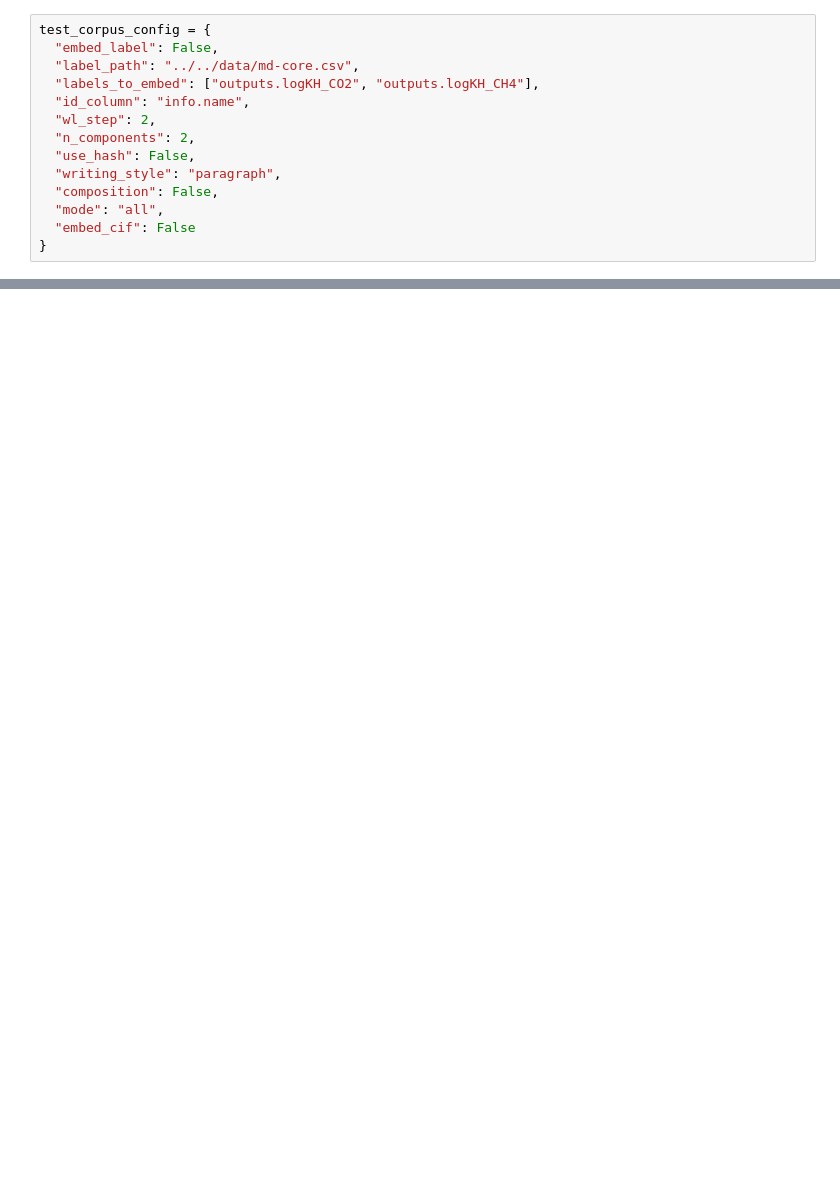
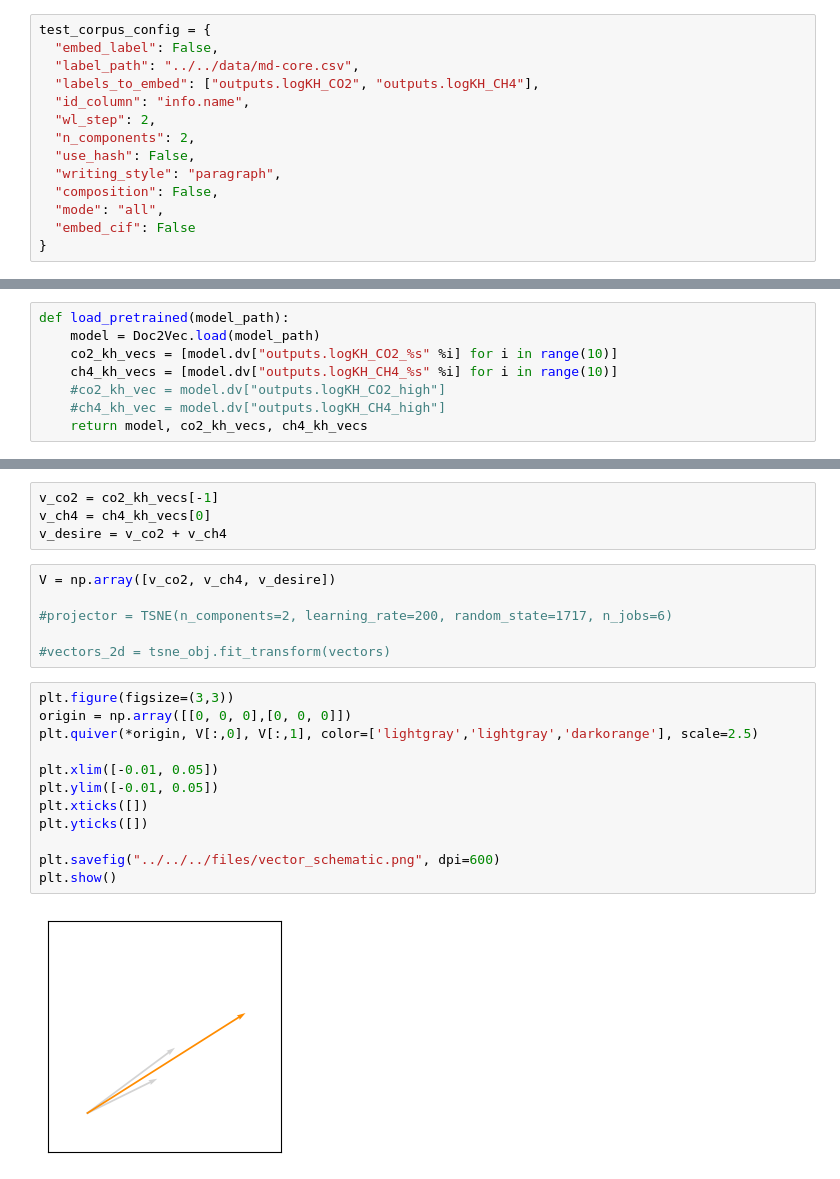
Before and after one commit to XiaoqZhang/mofgraph2vec, a Jupyter notebook: dev/core_by_year.ipynb, the cells around one changed output, grey strips where cells are left out. Cells and saved outputs as stored; diff of their text form; blank space fills up the shorter version.

```diff
--- a/dev/core_by_year.ipynb
+++ b/dev/core_by_year.ipynb
@@ -225,0 +70,8 @@ Name: outputs.logKH_CO2, dtype: float64
+# %%
+def load_pretrained(model_path):
+    model = Doc2Vec.load(model_path)
+    co2_kh_vecs = [model.dv["outputs.logKH_CO2_%s" %i] for i in range(10)]
+    ch4_kh_vecs = [model.dv["outputs.logKH_CH4_%s" %i] for i in range(10)]
+    #co2_kh_vec = model.dv["outputs.logKH_CO2_high"]
+    #ch4_kh_vec = model.dv["outputs.logKH_CH4_high"]
+    return model, co2_kh_vecs, ch4_kh_vecs
@@ -225,0 +710,24 @@ Name: outputs.logKH_CO2, dtype: float64
+# %%
+v_co2 = co2_kh_vecs[-1]
+v_ch4 = ch4_kh_vecs[0]
+v_desire = v_co2 + v_ch4
+# %%
+V = np.array([v_co2, v_ch4, v_desire])
+
+#projector = TSNE(n_components=2, learning_rate=200, random_state=1717, n_jobs=6)
+
+#vectors_2d = tsne_obj.fit_transform(vectors)
+# %%
+plt.figure(figsize=(3,3))
+origin = np.array([[0, 0, 0],[0, 0, 0]])
+plt.quiver(*origin, V[:,0], V[:,1], color=['lightgray','lightgray','darkorange'], scale=2.5)
+
+plt.xlim([-0.01, 0.05])
+plt.ylim([-0.01, 0.05])
+plt.xticks([])
+plt.yticks([])
+
+plt.savefig("../../../files/vector_schematic.png", dpi=600)
+plt.show()
+# %% [output]
+[figure, added]
```
Also changed, not shown: parts of 113 cells of this notebook, 16 other files.
